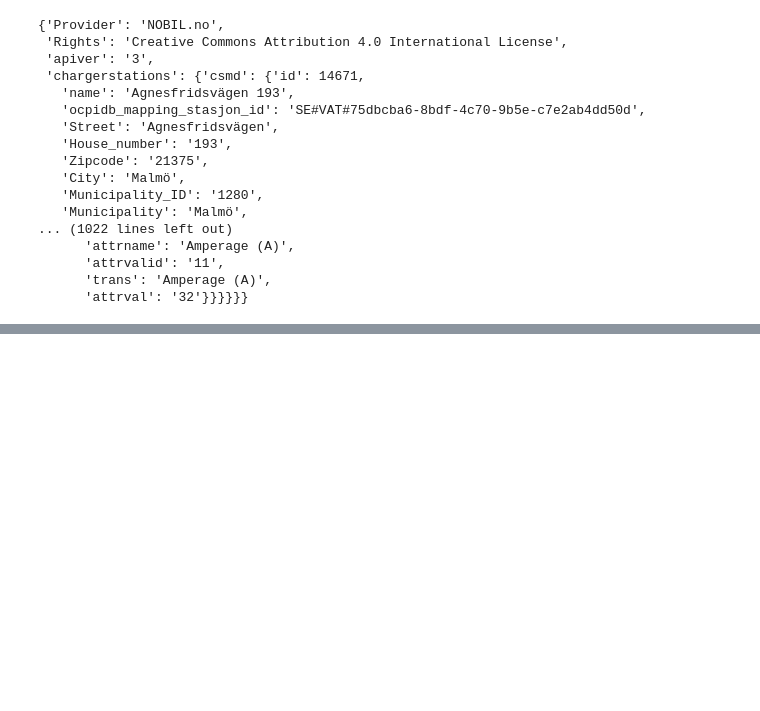
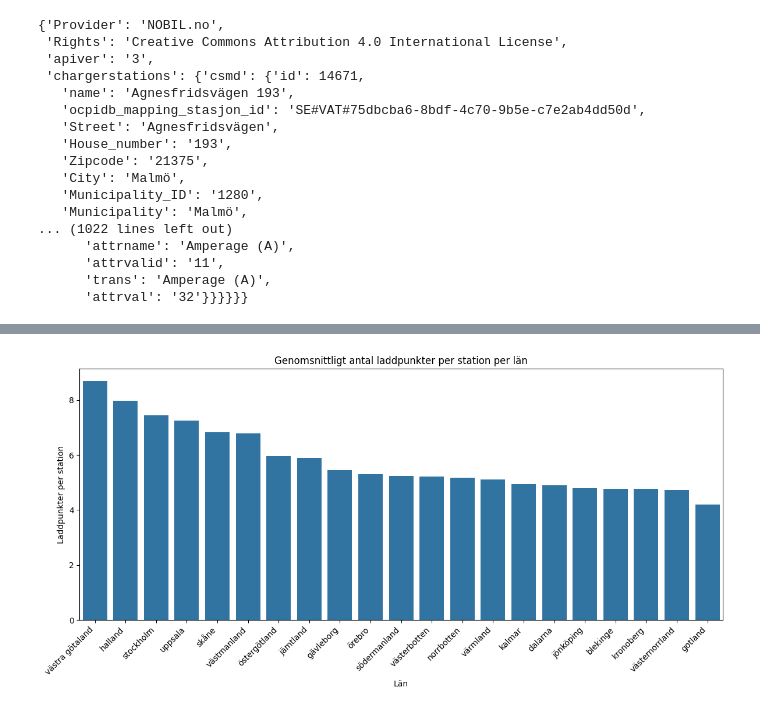
Before and after one commit to EfremDaniel/Examination_project_DE24, a Jupyter notebook: src/exploration/eda_efrem.ipynb, the cells around one changed output, grey strips where cells are left out. Cells and saved outputs as stored; diff of their text form; code cells hidden in the pictures; blank space fills up the shorter version.

```diff
--- a/src/exploration/eda_efrem.ipynb
+++ b/src/exploration/eda_efrem.ipynb
@@ -585,0 +730,42 @@ elif page == "Charger analys":
+# %%
+# Laddpunkter per station per län
+
+# Aggregera per län
+df_county = (
+    df
+    .groupby("COUNTY", as_index=False)
+    .agg({
+        "ANTAL_LADD_STATIONER": "sum",
+        "LADDPUNKTER": "sum"
+    })
+)
+
+# Skydd mot division med 0
+df_county = df_county[df_county["ANTAL_LADD_STATIONER"] > 0]
+
+# Beräkna laddpunkter per station
+df_county["LADDPUNKTER_PER_STATION"] = (
+    df_county["LADDPUNKTER"] /
+    df_county["ANTAL_LADD_STATIONER"]
+)
+
+# Sortera
+df_county = df_county.sort_values(
+    "LADDPUNKTER_PER_STATION", ascending=False
+)
+
+plt.figure(figsize=(12, 6))
+sns.barplot(
+    data=df_county,
+    x="COUNTY",
+    y="LADDPUNKTER_PER_STATION"
+)
+
+plt.xticks(rotation=45, ha="right")
+plt.title("Genomsnittligt antal laddpunkter per station per län")
+plt.xlabel("Län")
+plt.ylabel("Laddpunkter per station")
+plt.tight_layout()
+plt.show()
+# %% [output]
+[figure, added]
```
Also changed, not shown: parts of 11 cells of this notebook, 7 other files.
